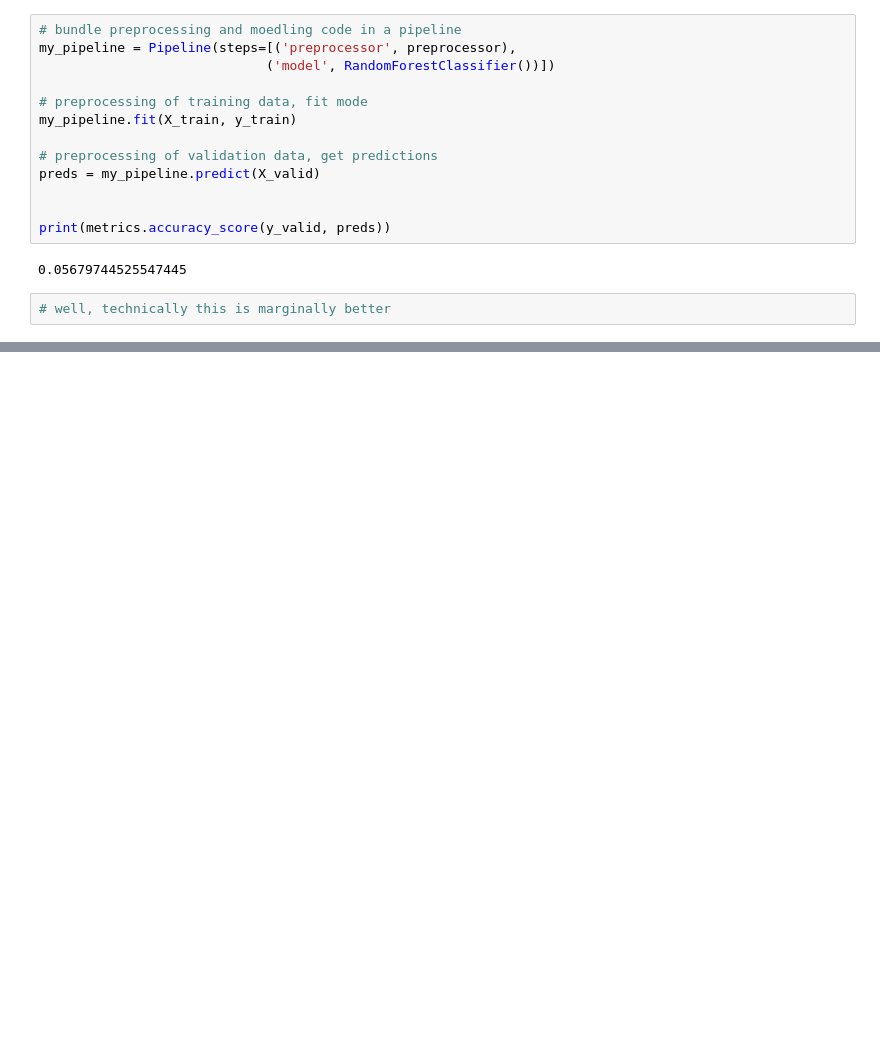
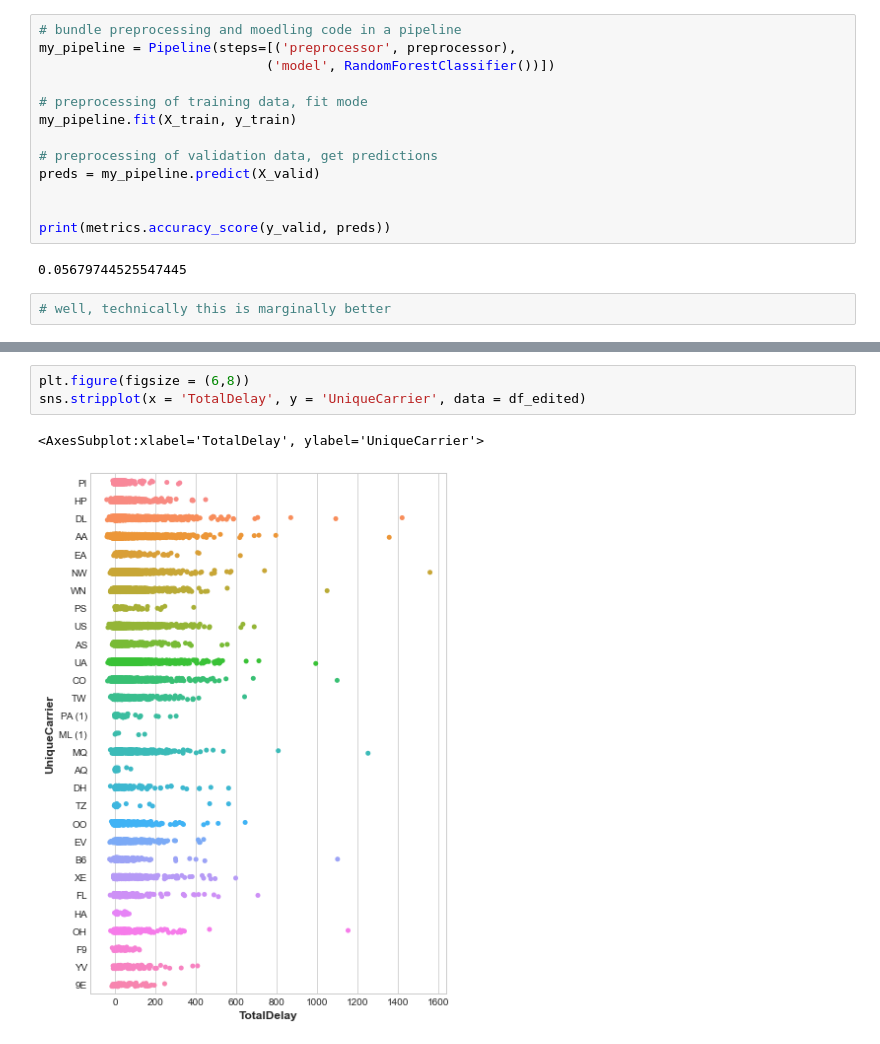
Before and after one commit to joshfuchs/ML_projects, a Jupyter notebook: flight_delays.ipynb, the cells around one changed output, grey strips where cells are left out. Saved outputs shown, nothing was run; the diff lists cells and outputs as text; blank space fills up the shorter version.

Commit message:
data characterization

```diff
--- a/flight_delays.ipynb
+++ b/flight_delays.ipynb
@@ -551,0 +613,6 @@ print(metrics.accuracy_score(y_valid, preds))
+# %%
+plt.figure(figsize = (6,8))
+sns.stripplot(x = 'TotalDelay', y = 'UniqueCarrier', data = df_edited)
+# %% [output]
+<AxesSubplot:xlabel='TotalDelay', ylabel='UniqueCarrier'>
+[figure, added]
```
Also changed, not shown: parts of 6 cells of this notebook.
